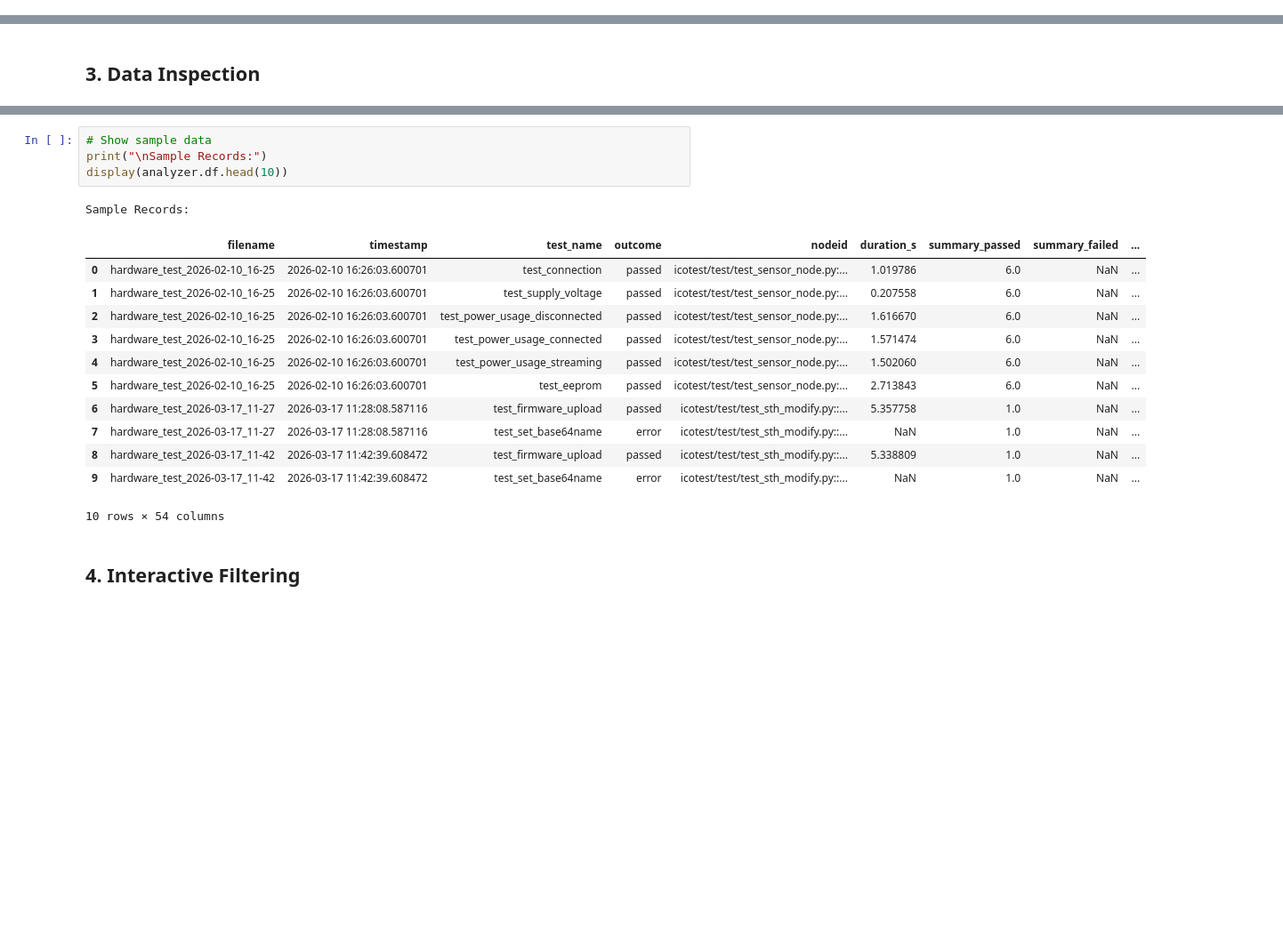
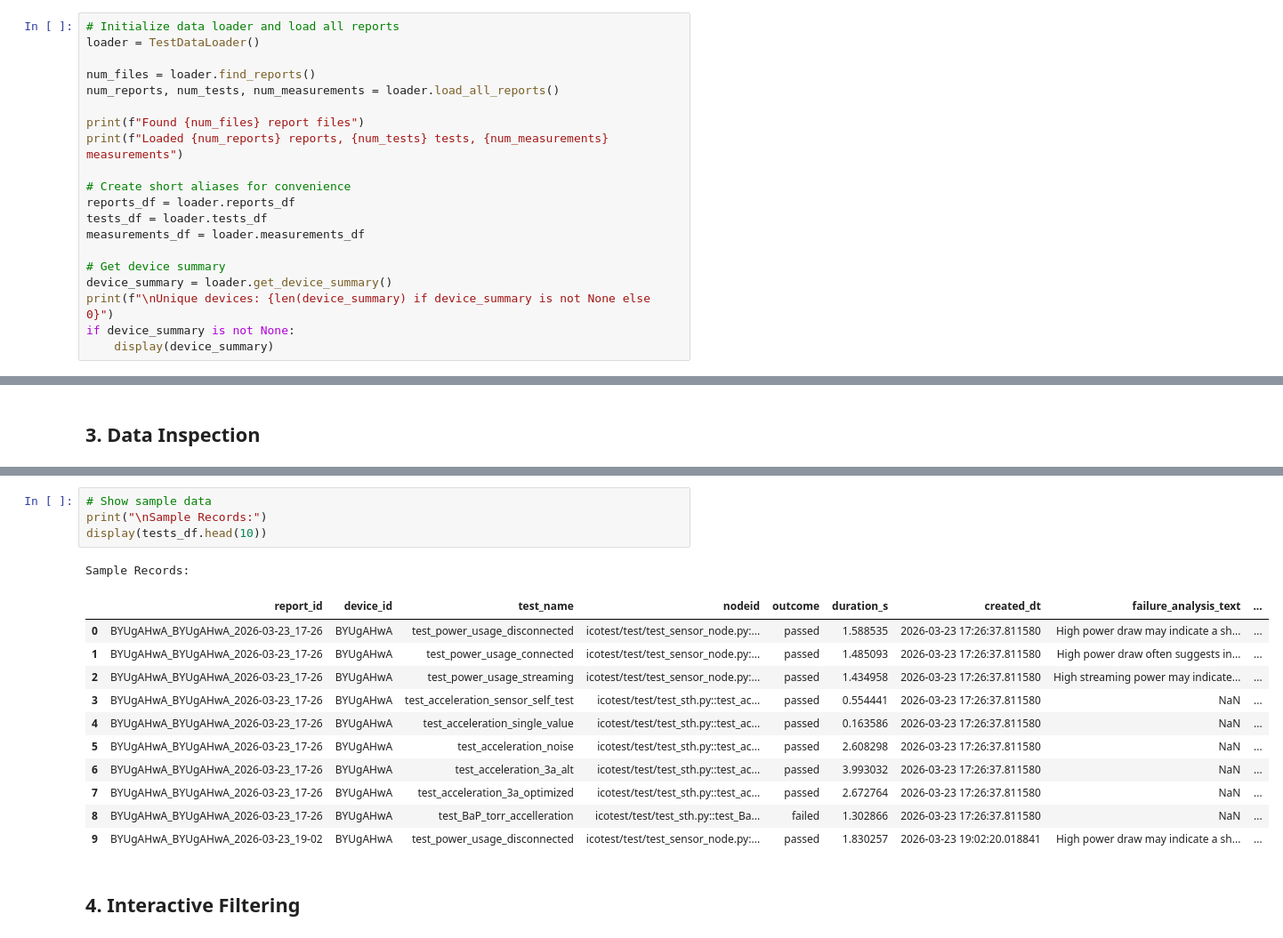
Before and after one commit to MyTooliT/ICOtest, a Jupyter notebook: notebooks/test_analysis.ipynb, the cells around one changed output, grey strips where cells are left out. Shown at 89% size. Drawn from its saved outputs; the diff is of its cells as text; blank space fills up the shorter version.

```diff
--- a/notebooks/test_analysis.ipynb
+++ b/notebooks/test_analysis.ipynb
@@ -188,0 +228,20 @@ Columns: ['filename', 'timestamp', 'test_name', 'outcome', 'nodeid', 'duration_s
+# %%
+# Initialize data loader and load all reports
+loader = TestDataLoader()
+
+num_files = loader.find_reports()
+num_reports, num_tests, num_measurements = loader.load_all_reports()
+
+print(f"Found {num_files} report files")
+print(f"Loaded {num_reports} reports, {num_tests} tests, {num_measurements} measurements")
+
+# Create short aliases for convenience
+reports_df = loader.reports_df
+tests_df = loader.tests_df
+measurements_df = loader.measurements_df
+
+# Get device summary
+device_summary = loader.get_device_summary()
+print(f"\nUnique devices: {len(device_summary) if device_summary is not None else 0}")
+if device_summary is not None:
+    display(device_summary)
@@ -227,21 +322,20 @@ outcome
 # %%
 # Show sample data
 print("\nSample Records:")
-display(analyzer.df.head(10))
+display(tests_df.head(10))
 # %% [output]
 Sample Records:
-|  | filename | timestamp | test_name | outcome | nodeid | duration_s | summary_passed | summary_failed | ... |
-| 0 | hardware_test_2026-02-10_16-25 | 2026-02-10 16:26:03.600701 | test_connection | passed | icotest/test/test_sensor_node.py:... | 1.019786 | 6.0 | NaN | ... |
-| 1 | hardware_test_2026-02-10_16-25 | 2026-02-10 16:26:03.600701 | test_supply_voltage | passed | icotest/test/test_sensor_node.py:... | 0.207558 | 6.0 | NaN | ... |
-| 2 | hardware_test_2026-02-10_16-25 | 2026-02-10 16:26:03.600701 | test_power_usage_disconnected | passed | icotest/test/test_sensor_node.py:... | 1.616670 | 6.0 | NaN | ... |
-| 3 | hardware_test_2026-02-10_16-25 | 2026-02-10 16:26:03.600701 | test_power_usage_connected | passed | icotest/test/test_sensor_node.py:... | 1.571474 | 6.0 | NaN | ... |
-| 4 | hardware_test_2026-02-10_16-25 | 2026-02-10 16:26:03.600701 | test_power_usage_streaming | passed | icotest/test/test_sensor_node.py:... | 1.502060 | 6.0 | NaN | ... |
-| 5 | hardware_test_2026-02-10_16-25 | 2026-02-10 16:26:03.600701 | test_eeprom | passed | icotest/test/test_sensor_node.py:... | 2.713843 | 6.0 | NaN | ... |
-| 6 | hardware_test_2026-03-17_11-27 | 2026-03-17 11:28:08.587116 | test_firmware_upload | passed | icotest/test/test_sth_modify.py::... | 5.357758 | 1.0 | NaN | ... |
-| 7 | hardware_test_2026-03-17_11-27 | 2026-03-17 11:28:08.587116 | test_set_base64name | error | icotest/test/test_sth_modify.py::... | NaN | 1.0 | NaN | ... |
-| 8 | hardware_test_2026-03-17_11-42 | 2026-03-17 11:42:39.608472 | test_firmware_upload | passed | icotest/test/test_sth_modify.py::... | 5.338809 | 1.0 | NaN | ... |
-| 9 | hardware_test_2026-03-17_11-42 | 2026-03-17 11:42:39.608472 | test_set_base64name | error | icotest/test/test_sth_modify.py::... | NaN | 1.0 | NaN | ... |
+|  | report_id | device_id | test_name | nodeid | outcome | duration_s | created_dt | failure_analysis_text | ... |
+| 0 | BYUgAHwA_BYUgAHwA_2026-03-23_17-26 | BYUgAHwA | test_power_usage_disconnected | icotest/test/test_sensor_node.py:... | passed | 1.588535 | 2026-03-23 17:26:37.811580 | High power draw may indicate a sh... | ... |
+| 1 | BYUgAHwA_BYUgAHwA_2026-03-23_17-26 | BYUgAHwA | test_power_usage_connected | icotest/test/test_sensor_node.py:... | passed | 1.485093 | 2026-03-23 17:26:37.811580 | High power draw often suggests in... | ... |
+| 2 | BYUgAHwA_BYUgAHwA_2026-03-23_17-26 | BYUgAHwA | test_power_usage_streaming | icotest/test/test_sensor_node.py:... | passed | 1.434958 | 2026-03-23 17:26:37.811580 | High streaming power may indicate... | ... |
+| 3 | BYUgAHwA_BYUgAHwA_2026-03-23_17-26 | BYUgAHwA | test_acceleration_sensor_self_test | icotest/test/test_sth.py::test_ac... | passed | 0.554441 | 2026-03-23 17:26:37.811580 | NaN | ... |
+| 4 | BYUgAHwA_BYUgAHwA_2026-03-23_17-26 | BYUgAHwA | test_acceleration_single_value | icotest/test/test_sth.py::test_ac... | passed | 0.163586 | 2026-03-23 17:26:37.811580 | NaN | ... |
+| 5 | BYUgAHwA_BYUgAHwA_2026-03-23_17-26 | BYUgAHwA | test_acceleration_noise | icotest/test/test_sth.py::test_ac... | passed | 2.608298 | 2026-03-23 17:26:37.811580 | NaN | ... |
+| 6 | BYUgAHwA_BYUgAHwA_2026-03-23_17-26 | BYUgAHwA | test_acceleration_3a_alt | icotest/test/test_sth.py::test_ac... | passed | 3.993032 | 2026-03-23 17:26:37.811580 | NaN | ... |
+| 7 | BYUgAHwA_BYUgAHwA_2026-03-23_17-26 | BYUgAHwA | test_acceleration_3a_optimized | icotest/test/test_sth.py::test_ac... | passed | 2.672764 | 2026-03-23 17:26:37.811580 | NaN | ... |
+| 8 | BYUgAHwA_BYUgAHwA_2026-03-23_17-26 | BYUgAHwA | test_BaP_torr_accelleration | icotest/test/test_sth.py::test_Ba... | failed | 1.302866 | 2026-03-23 17:26:37.811580 | NaN | ... |
+| 9 | BYUgAHwA_BYUgAHwA_2026-03-23_19-02 | BYUgAHwA | test_power_usage_disconnected | icotest/test/test_sensor_node.py:... | passed | 1.830257 | 2026-03-23 19:02:20.018841 | High power draw may indicate a sh... | ... |
-10 rows × 54 columns
 # %% [markdown]
 ## 4. Interactive Filtering
 # %%
```
Also changed, not shown: parts of 23 cells of this notebook, 26 other files.
